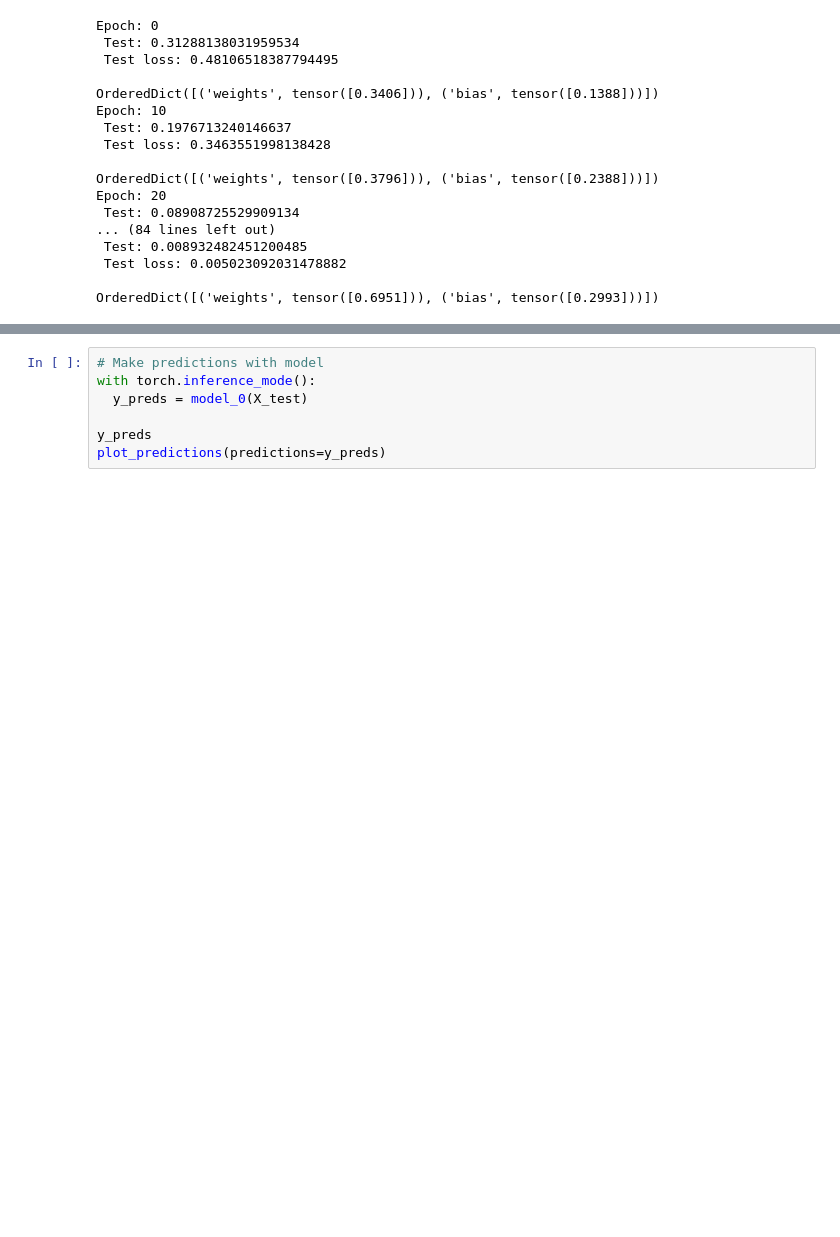
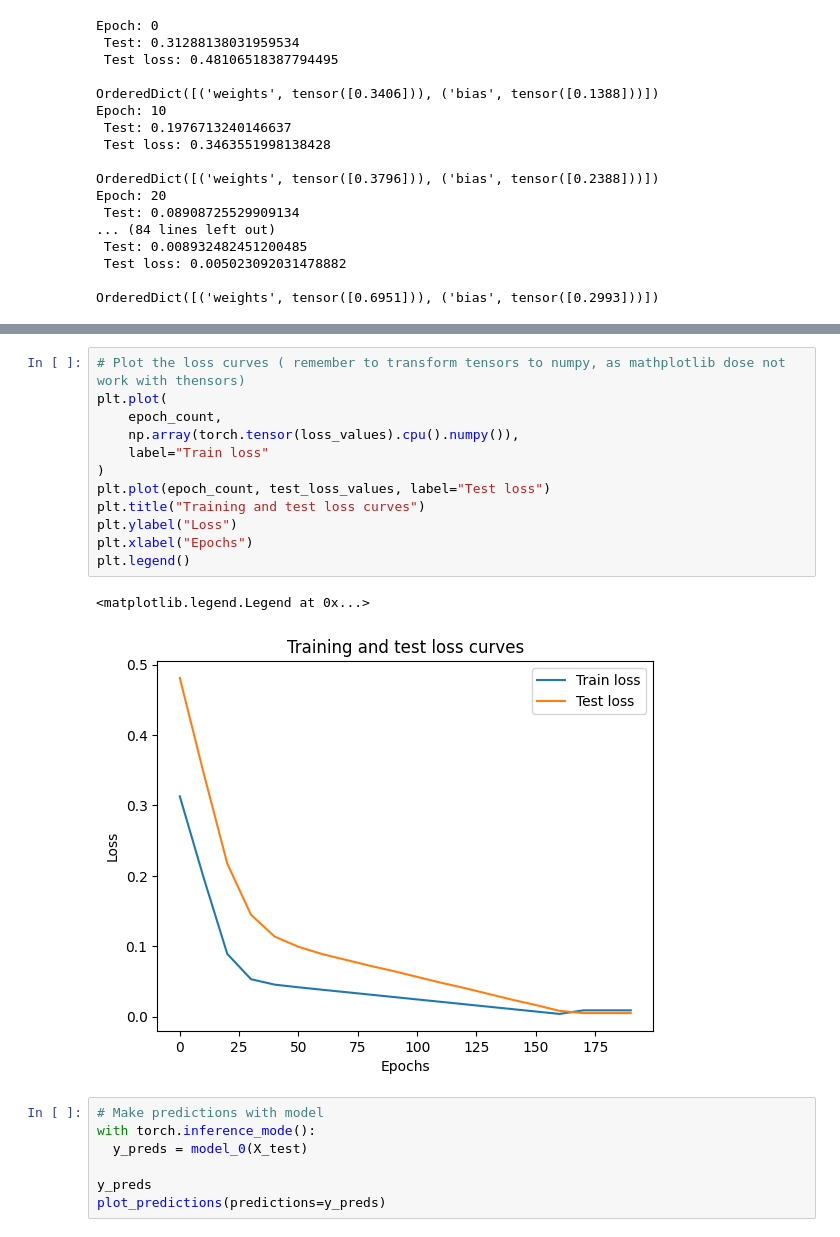
Before and after one commit to Sebastian-Constantin-Iacob/learning_pytorch, a Jupyter notebook: PyTorch_workflow.ipynb, the cells around one changed output, grey strips where cells are left out. Cells and saved outputs as stored; diff of their text form; blank space fills up the shorter version.

```diff
--- a/PyTorch_workflow.ipynb
+++ b/PyTorch_workflow.ipynb
@@ -317,3 +338,18 @@ OrderedDict([('weights', tensor([0.6951])), ('bias', tensor([0.2993]))])
+# %%
+# Plot the loss curves ( remember to transform tensors to numpy, as mathplotlib dose not work with thensors)
+plt.plot(
+    epoch_count,
+    np.array(torch.tensor(loss_values).cpu().numpy()),
+    label="Train loss"
+)
+plt.plot(epoch_count, test_loss_values, label="Test loss")
+plt.title("Training and test loss curves")
+plt.ylabel("Loss")
+plt.xlabel("Epochs")
+plt.legend()
+# %% [output]
+<matplotlib.legend.Legend at 0x...>
+[figure, added]
 # %%
 # Make predictions with model
 with torch.inference_mode():
```
Also changed, not shown: parts of 2 cells of this notebook.
